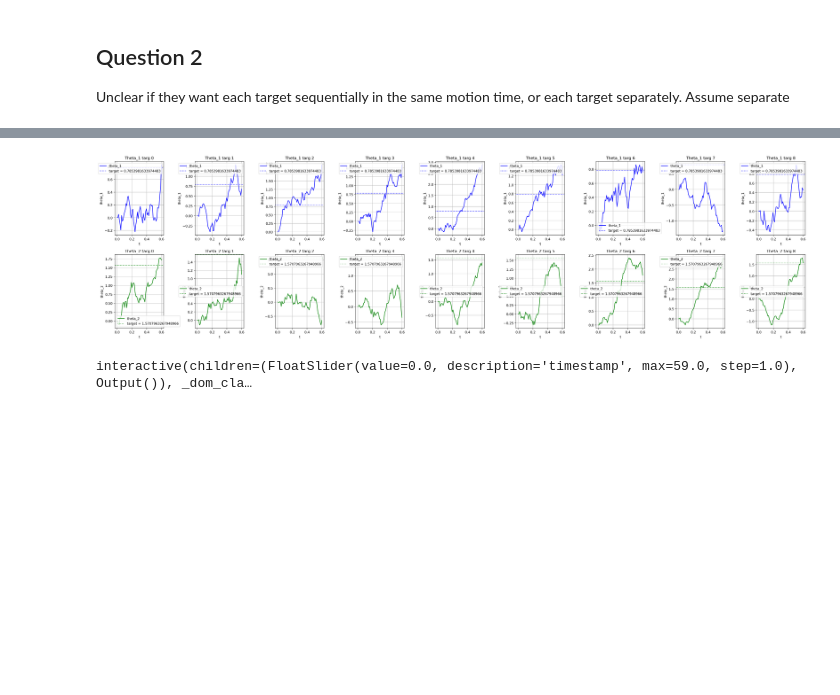
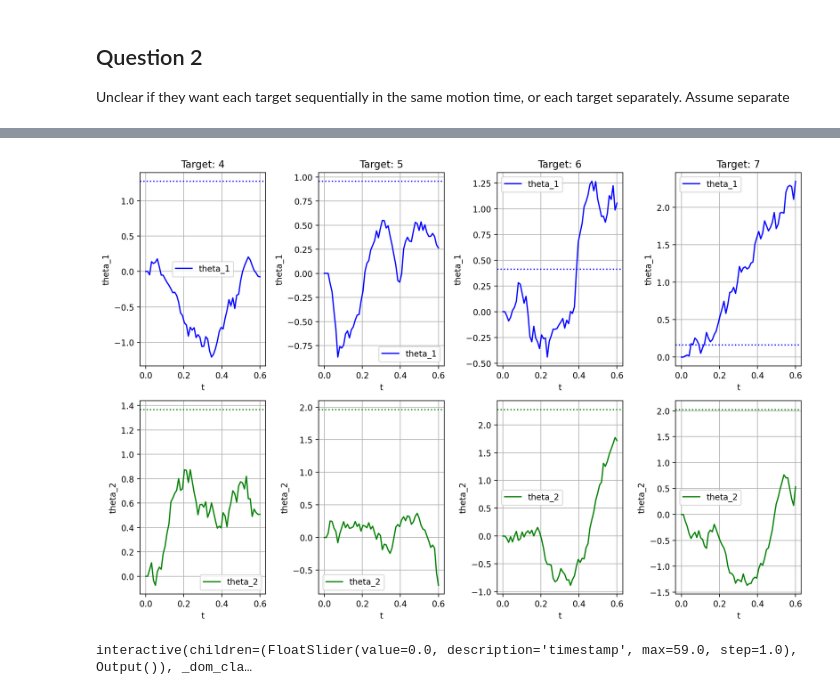
Before and after one commit to Nachtraven/LGBIO2072_Stochastic-Optimal-Control, a Jupyter notebook: LGBIO2072_Project_I.ipynb, the cells around one changed output, grey strips where cells are left out. Cells and saved outputs as stored; diff of their text form; code cells hidden in the pictures; blank space fills up the shorter version.

```diff
--- a/LGBIO2072_Project_I.ipynb
+++ b/LGBIO2072_Project_I.ipynb
@@ -315,7 +315,7 @@ joint_angles = [inverse_kinematics(x, y, l1, l2) for x, y in targets]
 ### Simulate hitting each target ###
 # Start with the one from Q1
 test = simulate(x0, xt, motion_time, timestep)
-list_of_x_hat_list = [test]
+list_of_x_hat_list = [] #[test]
 
 for angle_pair in joint_angles:
     this_target = [angle_pair[0], angle_pair[1], angle_pair[0]/motion_time, angle_pair[1]/motion_time, 0, 0]
@@ -324,8 +324,14 @@ for angle_pair in joint_angles:
 # Visualize targets
 fig, axs = plt.subplots(1, 1, figsize=(2, 2))
 axs.scatter([target[0] for target in targets], [target[1] for target in targets], label="Target pos")
-plt.xlim(-1, 1)
-plt.ylim(-1, 1)
+
+# Add labels to each point
+for i, target in enumerate(targets):
+    axs.annotate(str(i), (target[0], target[1]), ha='center', va='center', fontsize=8, color='white',
+                 bbox=dict(boxstyle='circle', facecolor='black', edgecolor='none'))
+
+plt.xlim(-0.5, 0.5)
+plt.ylim(0, 1)
 plt.tight_layout()
 plt.show()
 # %% [output]
@@ -333,37 +441,40 @@ plt.show()
 # %%
-graphs_to_gen = len(list_of_x_hat_list)
+target_angles = joint_angles[4:8]
 
-fig, axs = plt.subplots(2, graphs_to_gen, figsize=(30, 8))  # 2 rows, 1 column
+graphs_to_gen = len(list_of_x_hat_list[4:8])
+
+fig, axs = plt.subplots(2, graphs_to_gen, figsize=(12, 8))  # 2 rows, 1 column
 
 for i in range(0, graphs_to_gen):
 
   t = np.linspace(0, motion_time, nStep)
   theta_1_traj = []
   theta_2_traj = []
+  theta_1_targ = []
+  theta_2_targ = []
   for x_ in list_of_x_hat_list[i] :
     theta_1_traj.append(x_[0])
     theta_2_traj.append(x_[1])
 
   axs[0][i].plot(t, theta_1_traj, label="theta_1", color="blue")
-  axs[0][i].axhline(y=theta_1_target, color="blue", linestyle="dotted", label=f"target = {theta_1_target}")
-  axs[0][i].set_title("Theta_1" + " targ " + str(i))
+  axs[0][i].axhline(y=target_angles[i][0], color="blue", linestyle="dotted")#, label=f"target = {target_angles[i][0]}")
+  axs[0][i].set_title("Target: " + str(i+4))
   axs[0][i].set_xlabel("t")
   axs[0][i].set_ylabel("theta_1")
   axs[0][i].legend()
   axs[0][i].grid(True)
 
   axs[1][i].plot(t, theta_2_traj, label="theta_2", color="green")
-  axs[1][i].axhline(y=theta_2_target, color="green", linestyle="dotted", label=f"target = {theta_2_target}")
-  axs[1][i].set_title("Theta_2" + " targ " + str(i))
+  axs[1][i].axhline(y=target_angles[i][1], color="green", linestyle="dotted")#, label=f"target = {target_angles[i][1]}")
   axs[1][i].set_xlabel("t")
   axs[1][i].set_ylabel("theta_2")
   axs[1][i].legend()
   axs[1][i].grid(True)
 
 plt.tight_layout()
 plt.show()
 # %% [output]
-[figure, old version]
+[figure, new version]
 # %%
 ### Visualize arm from above, inspired by TP2
 import ipywidgets as widgets  # interactive display
```
Also changed, not shown: parts of 18 cells of this notebook.
